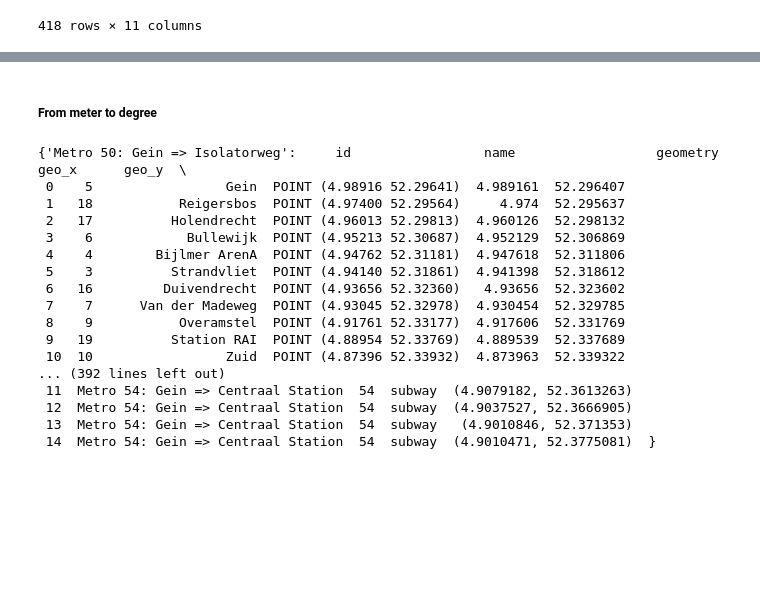
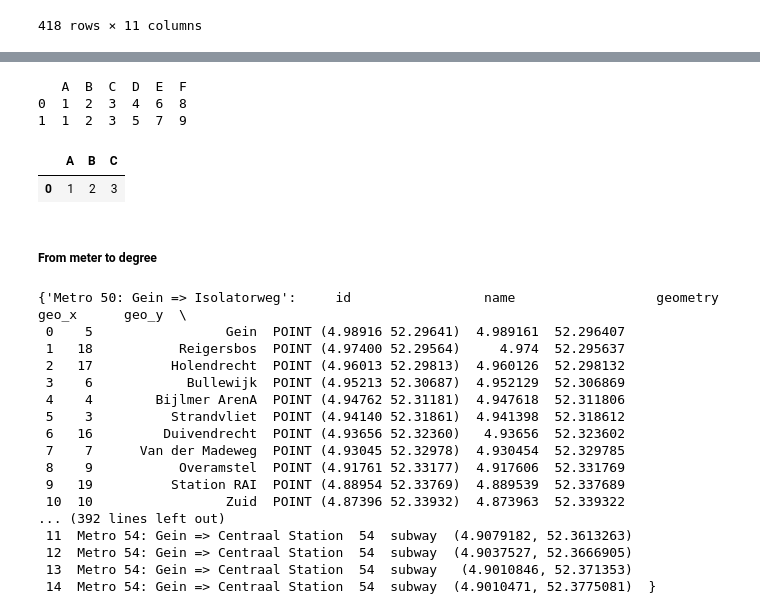
Before and after one commit to SYuGao/uvmt, a Jupyter notebook: notebooks/transfer2_all_amsterdam.ipynb, the cells around one changed output, grey strips where cells are left out. Saved outputs shown, nothing was run; the diff lists cells and outputs as text; code cells hidden in the pictures; blank space fills up the shorter version.

```diff
--- a/notebooks/transfer2_all_amsterdam.ipynb
+++ b/notebooks/transfer2_all_amsterdam.ipynb
@@ -812,3 +954,30 @@ for route_name, station_df in order_route_dict_with_buffers.items():
+# %%
+import pandas as pd
+
+# Assuming df1 has only one row
+data_df1 = {'A': [1], 'B': [2], 'C': [3]}
+df1 = pd.DataFrame(data_df1)
+
+# Assuming df2 has two rows
+data_df2 = {'D': [4, 5], 'E': [6, 7], 'F': [8, 9]}
+df2 = pd.DataFrame(data_df2)
+
+# Replicate df1 to have the same number of rows as df2
+df1_replicated = pd.concat([df1] * len(df2), ignore_index=True)
+
+# Concatenate df1_replicated and df2 along columns
+result = pd.concat([df1_replicated, df2], axis=1)
+
+print(result)
+# %% [output]
+   A  B  C  D  E  F
+0  1  2  3  4  6  8
+1  1  2  3  5  7  9
+# %%
+df1
+# %% [output]
+|  | A | B | C |
+| 0 | 1 | 2 | 3 |
 # %% [markdown]
 ##### From meter to degree
 # %%
```
Also changed, not shown: parts of 7 cells of this notebook.
